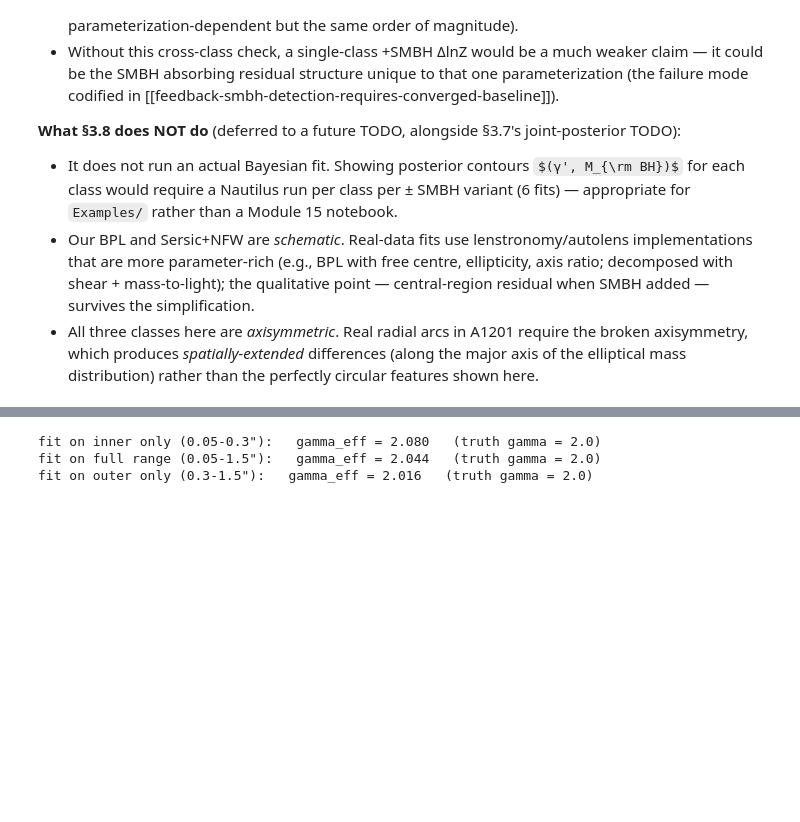
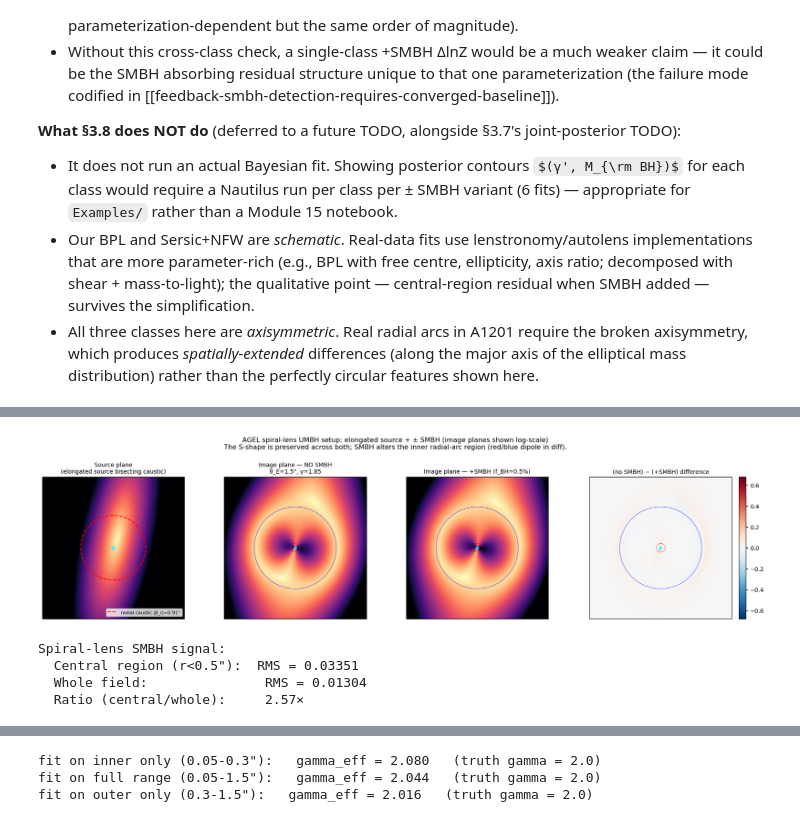
Before and after one commit to rodelcr/Learning_to_Autolens, a Jupyter notebook: Modules/15_Radial_Arcs_Caustic_Topology/15_radial_arcs.ipynb, the cells around one changed output, grey strips where cells are left out. Drawn from its saved outputs; the diff is of its cells as text; code cells hidden in the pictures; some formulas as TeX source; blank space fills up the shorter version.

```diff
--- a/Modules/15_Radial_Arcs_Caustic_Topology/15_radial_arcs.ipynb
+++ b/Modules/15_Radial_Arcs_Caustic_Topology/15_radial_arcs.ipynb
@@ -1226,0 +1346,71 @@ N+23 §3.8 fits the real A1201 data with each of PL, BPL, and decomposed models,
+# %%
+# §3.9b — single rotation, ± SMBH. The AGEL UMBH detection setup.
+
+phi_demo = 1.37
+cx_demo, cy_demo = 0.10, 0.24
+
+src_fn_demo = lambda bx, by: elongated_sersic_source(
+    bx, by, center_x=cx_demo, center_y=cy_demo, phi=phi_demo)
+
+edge, img_noBH = simulate_image_for(alpha_PL_TE,    src_fn_demo, npix=260, fov=2.6)
+_,    img_BH   = simulate_image_for(alpha_PL_TE_BH, src_fn_demo, npix=260, fov=2.6)
+diff = img_noBH - img_BH
+vmax_lin = max(img_noBH.max(), img_BH.max())
+dvm = np.abs(diff).max()
+
+fig, axes = plt.subplots(1, 4, figsize=(18, 4.6))
+
+edge_src = np.linspace(-2.0, 2.0, 260)
+bx_s, by_s = np.meshgrid(edge_src, edge_src)
+src_img = src_fn_demo(bx_s, by_s)
+ax = axes[0]
+ax.imshow(src_img, extent=[-2.0, 2.0, -2.0, 2.0], origin='lower', cmap='magma',
+          norm=LogNorm(vmin=src_img.max()*1e-3, vmax=src_img.max()))
+ax.plot(beta_r_39 * np.cos(theta_circ_2), beta_r_39 * np.sin(theta_circ_2),
+        'r--', lw=1.5, label=f'radial caustic |β_r|={beta_r_39:.2f}\"')
+ax.plot(0, 0, '+', color='cyan', markersize=8, mew=2)
+ax.set_xlim(-2.0, 2.0); ax.set_ylim(-2.0, 2.0)
+ax.set_aspect('equal'); ax.set_xticks([]); ax.set_yticks([])
+ax.set_title('Source plane\n(elongated source bisecting caustic)', fontsize=10)
+ax.legend(fontsize=8, loc='lower right')
+
+for col, (img, title, cmap, is_diff) in enumerate([
+    (img_noBH, f'Image plane — NO SMBH\nθ_E={TE_39}\", γ={GAMMA_39}', 'magma', False),
+    (img_BH,   f'Image plane — +SMBH (f_BH={F_BH_39*100:.1f}%)', 'magma', False),
+    (diff,     '(no SMBH) − (+SMBH) difference', 'RdBu_r', True),
+], start=1):
+    ax = axes[col]
+    if is_diff:
+        im = ax.imshow(img, extent=[edge.min(), edge.max(), edge.min(), edge.max()],
+                       origin='lower', cmap=cmap, vmin=-dvm, vmax=dvm)
+        plt.colorbar(im, ax=ax, fraction=0.046, pad=0.04)
+    else:
+        ax.imshow(img, extent=[edge.min(), edge.max(), edge.min(), edge.max()],
+                   origin='lower', cmap=cmap,
+                   norm=LogNorm(vmin=max(vmax_lin*1e-3, 1e-6), vmax=vmax_lin))
+    ax.plot(TE_39 * np.cos(theta_circ_2), TE_39 * np.sin(theta_circ_2),
+            'b-', lw=0.8, alpha=0.6)
+    ax.plot(r_r_39 * np.cos(theta_circ_2), r_r_39 * np.sin(theta_circ_2),
+            'r-', lw=0.8, alpha=0.6)
+    ax.plot(0, 0, '+', color='cyan', markersize=7, mew=1.5)
+    ax.set_xlim(-2.6, 2.6); ax.set_ylim(-2.6, 2.6)
+    ax.set_aspect('equal'); ax.set_xticks([]); ax.set_yticks([])
+    ax.set_title(title, fontsize=10)
+
+fig.suptitle('AGEL spiral-lens UMBH setup: elongated source + ± SMBH (image planes shown log-scale)\n'
+             'The S-shape is preserved across both; SMBH alters the inner radial-arc region (red/blue dipole in diff).',
+             fontsize=11.5)
+plt.tight_layout(rect=[0, 0, 1, 0.93]); plt.show()
+
+rms_central = np.sqrt(np.mean(diff[np.hypot(*np.meshgrid(edge, edge)) < 0.5]**2))
+rms_overall = np.sqrt(np.mean(diff**2))
+print(f'\nSpiral-lens SMBH signal:')
+print(f'  Central region (r<0.5\"):  RMS = {rms_central:.5f}')
+print(f'  Whole field:               RMS = {rms_overall:.5f}')
+print(f'  Ratio (central/whole):     {rms_central/rms_overall:.2f}×')
+# %% [output]
+[figure, added]
+Spiral-lens SMBH signal:
+  Central region (r<0.5"):  RMS = 0.03351
+  Whole field:               RMS = 0.01304
+  Ratio (central/whole):     2.57×
```
Also changed, not shown: parts of 5 cells of this notebook.
